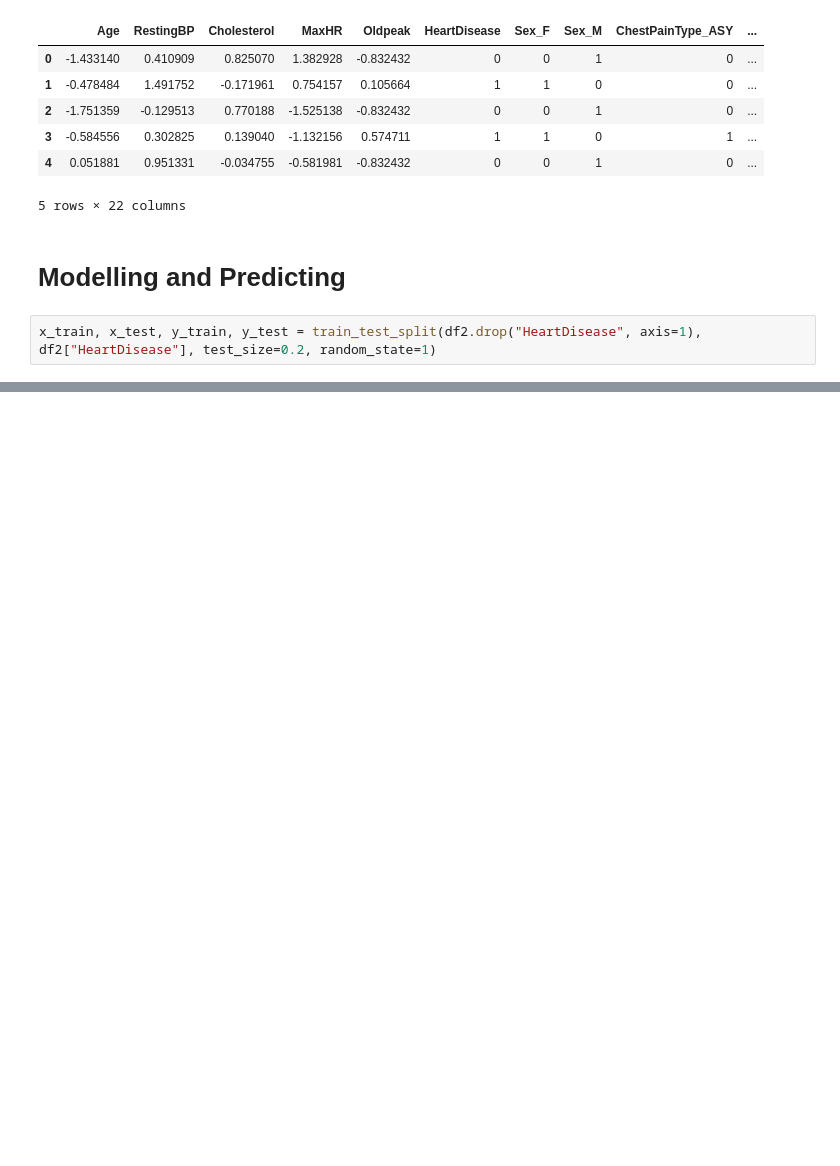
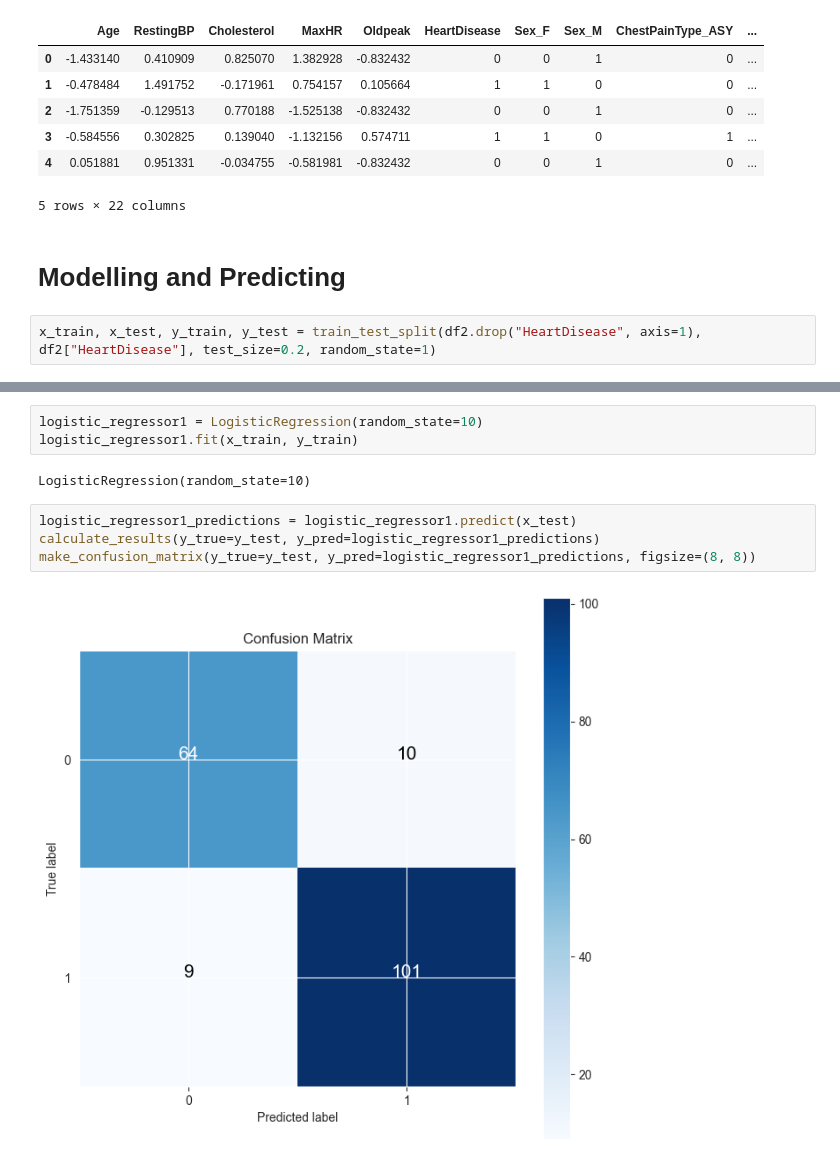
Before and after one commit to nripstein/Heart-Disease-Prediction, a Jupyter notebook: heart failure prediction notebook.ipynb, the cells around one changed output, grey strips where cells are left out. Cells and saved outputs as stored; diff of their text form; blank space fills up the shorter version.

Commit message:
started logistic regression

```diff
--- a/heart failure prediction notebook.ipynb
+++ b/heart failure prediction notebook.ipynb
@@ -365,0 +458,11 @@ Name: HeartDisease, Length: 734, dtype: int64
+# %%
+logistic_regressor1 = LogisticRegression(random_state=10)
+logistic_regressor1.fit(x_train, y_train)
+# %% [output]
+LogisticRegression(random_state=10)
+# %%
+logistic_regressor1_predictions = logistic_regressor1.predict(x_test)
+calculate_results(y_true=y_test, y_pred=logistic_regressor1_predictions)
+make_confusion_matrix(y_true=y_test, y_pred=logistic_regressor1_predictions, figsize=(8, 8))
+# %% [output]
+[figure, added]
```
Also changed, not shown: parts of 3 cells of this notebook.
